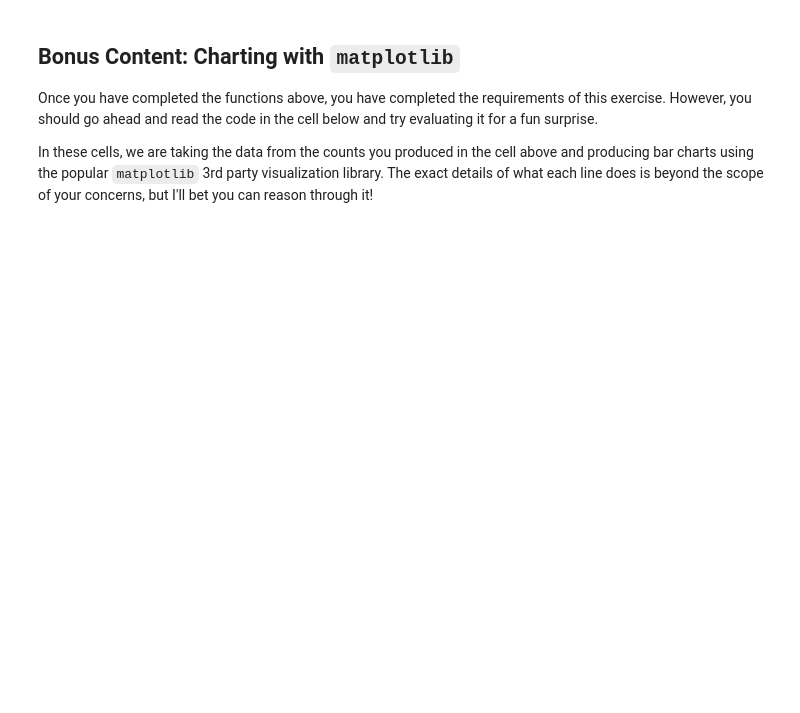
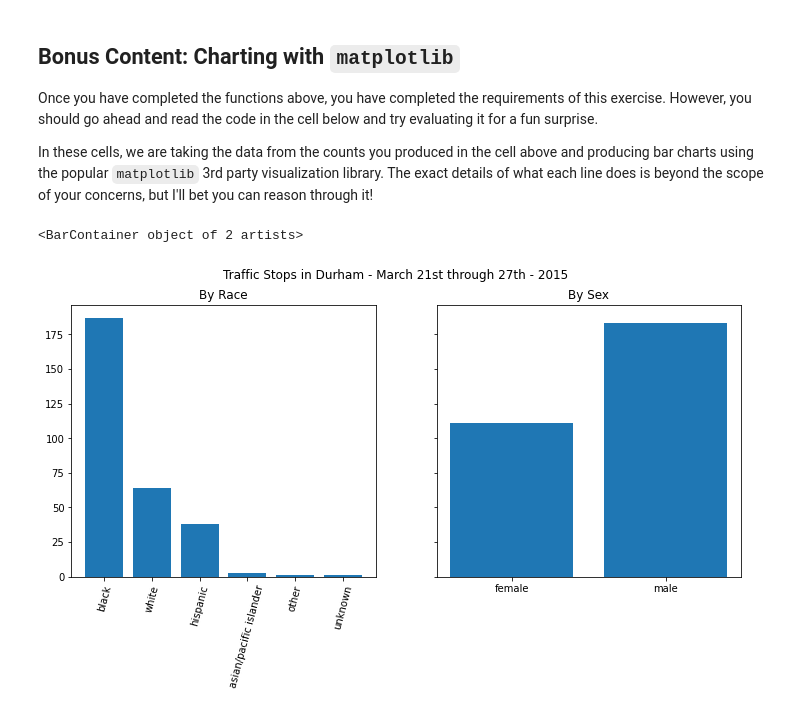
Before and after one commit to jessicabring/comp110-21f-workspace, a Jupyter notebook: exercises/ex07/data_wrangling.ipynb, the cells around one changed output. Cells and saved outputs as stored; diff of their text form; code cells hidden in the pictures; blank space fills up the shorter version.

```diff
--- a/exercises/ex07/data_wrangling.ipynb
+++ b/exercises/ex07/data_wrangling.ipynb
@@ -273,13 +324,16 @@ In these cells, we are taking the data from the counts you produced in the cell
 # %%
 from matplotlib import pyplot as plt
 
 fig, axes = plt.subplots(1, 2, figsize=(12, 5), sharey=True)
 fig.suptitle("Traffic Stops in Durham - March 21st through 27th - 2015")
 
 
 axes[0].set_title("By Race")
 axes[0].bar(race_counts.keys(), race_counts.values())
-axes[0].tick_params(axis='x', labelrotation = 45)
+axes[0].tick_params(axis='x', labelrotation = 75)
 
 axes[1].set_title("By Sex")
 axes[1].bar(sex_counts.keys(), sex_counts.values())
+# %% [output]
+<BarContainer object of 2 artists>
+[figure, added]
```
Also changed, not shown: parts of 8 cells of this notebook, 1 other file.
